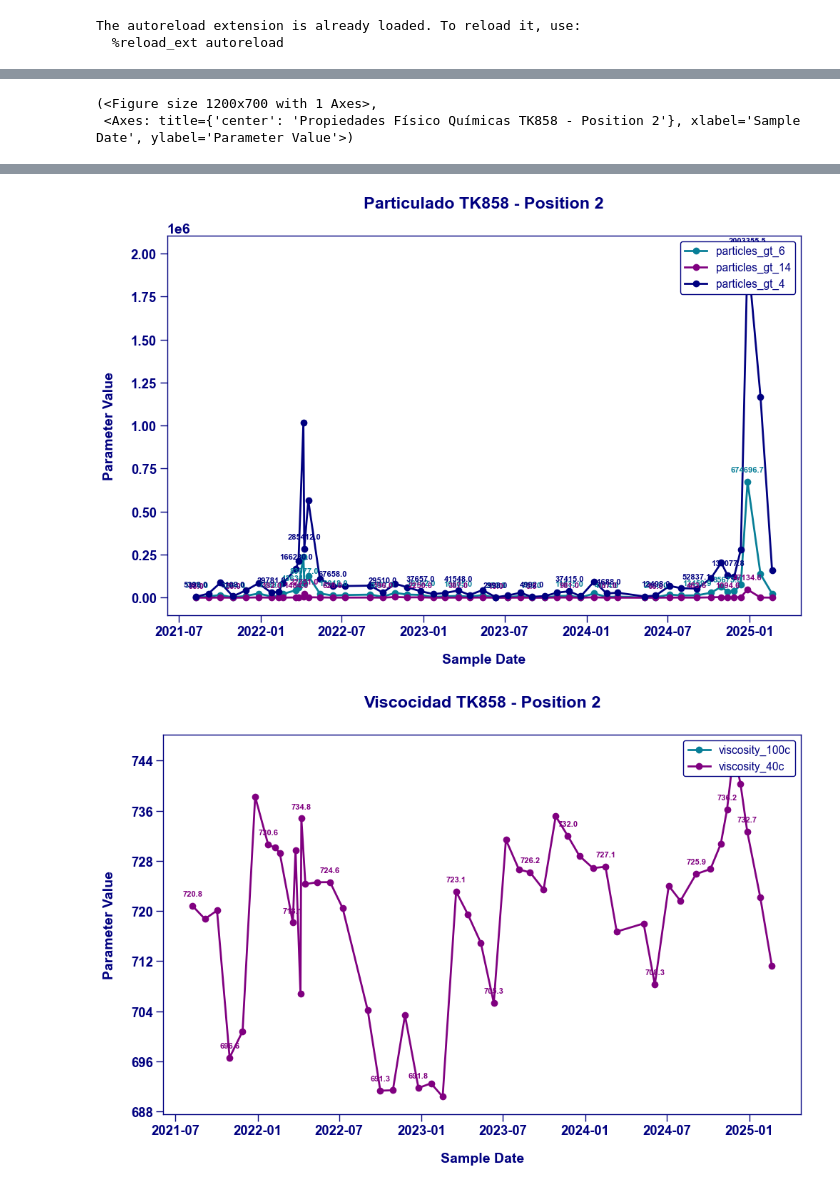
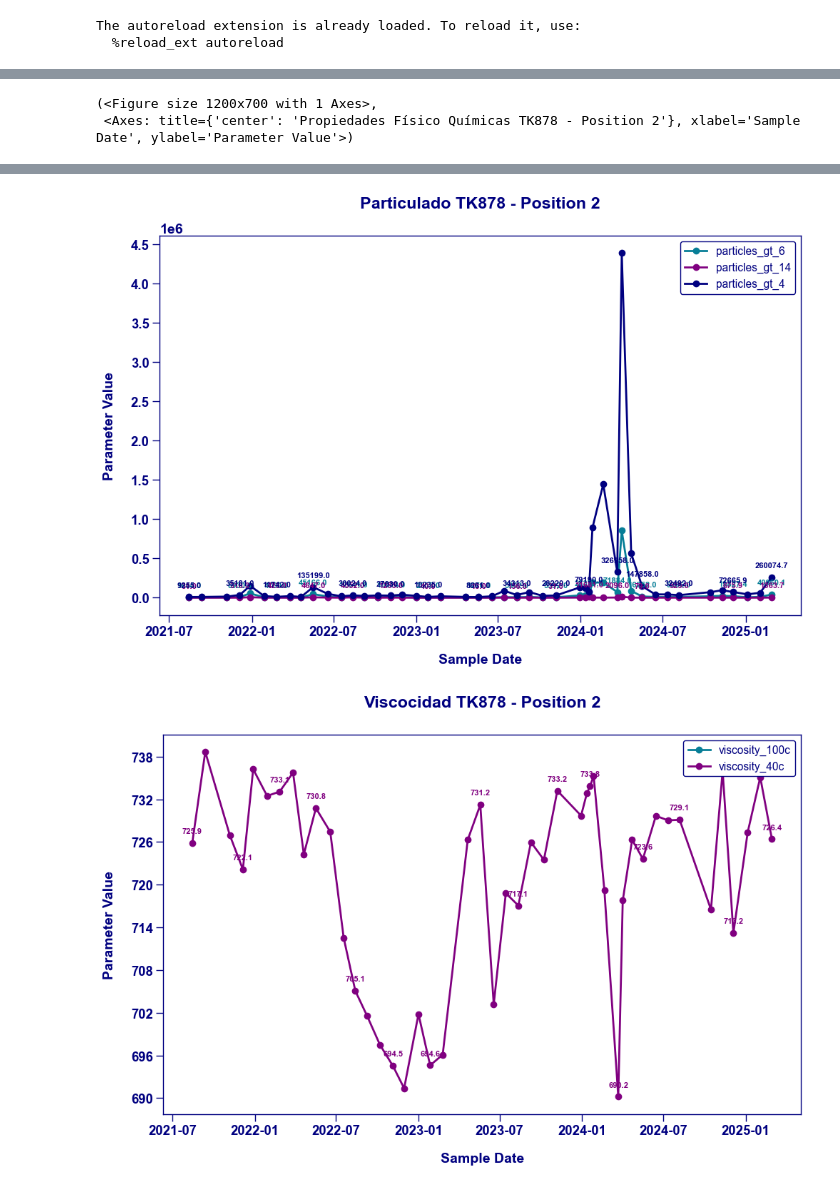
Before and after one commit to cecilvega/kbook, a Jupyter notebook: maintenance/oil_analysis.ipynb, the cells around one changed output, grey strips where cells are left out. Saved outputs shown, nothing was run; the diff lists cells and outputs as text; code cells hidden in the pictures.

```diff
--- a/maintenance/oil_analysis.ipynb
+++ b/maintenance/oil_analysis.ipynb
@@ -130,7 +130,7 @@ shape: (136_500, 13)
 | "800026508" | "TK855" | 2025-03-18 | 2025-03-18 | 2025-03-19 | "28D" | "69619" | "MT" | ... |
 | "800026509" | "TK855" | 2025-03-18 | 2025-03-18 | 2025-03-19 | "28D" | "69619" | "MT" | ... |
 # %%
-equipment_name = "TK858"
+equipment_name = "TK878"
 position_code = 2
 ggplot_time_series(
     df,
@@ -199,4 +199,4 @@ ggplot_time_series(
 )
 # %% [output]
 (<Figure size 1200x700 with 1 Axes>,
- <Axes: title={'center': 'Propiedades Físico Químicas TK858 - Position 2'}, xlabel='Sample Date', ylabel='Parameter Value'>)
+ <Axes: title={'center': 'Propiedades Físico Químicas TK878 - Position 2'}, xlabel='Sample Date', ylabel='Parameter Value'>)
@@ -206,2 +206,2 @@ ggplot_time_series(
-[figure, old version]
+[figure, new version]
-[figure, old version]
+[figure, new version]
```
Also changed, not shown: parts of 1 cell of this notebook, 3 other files.
